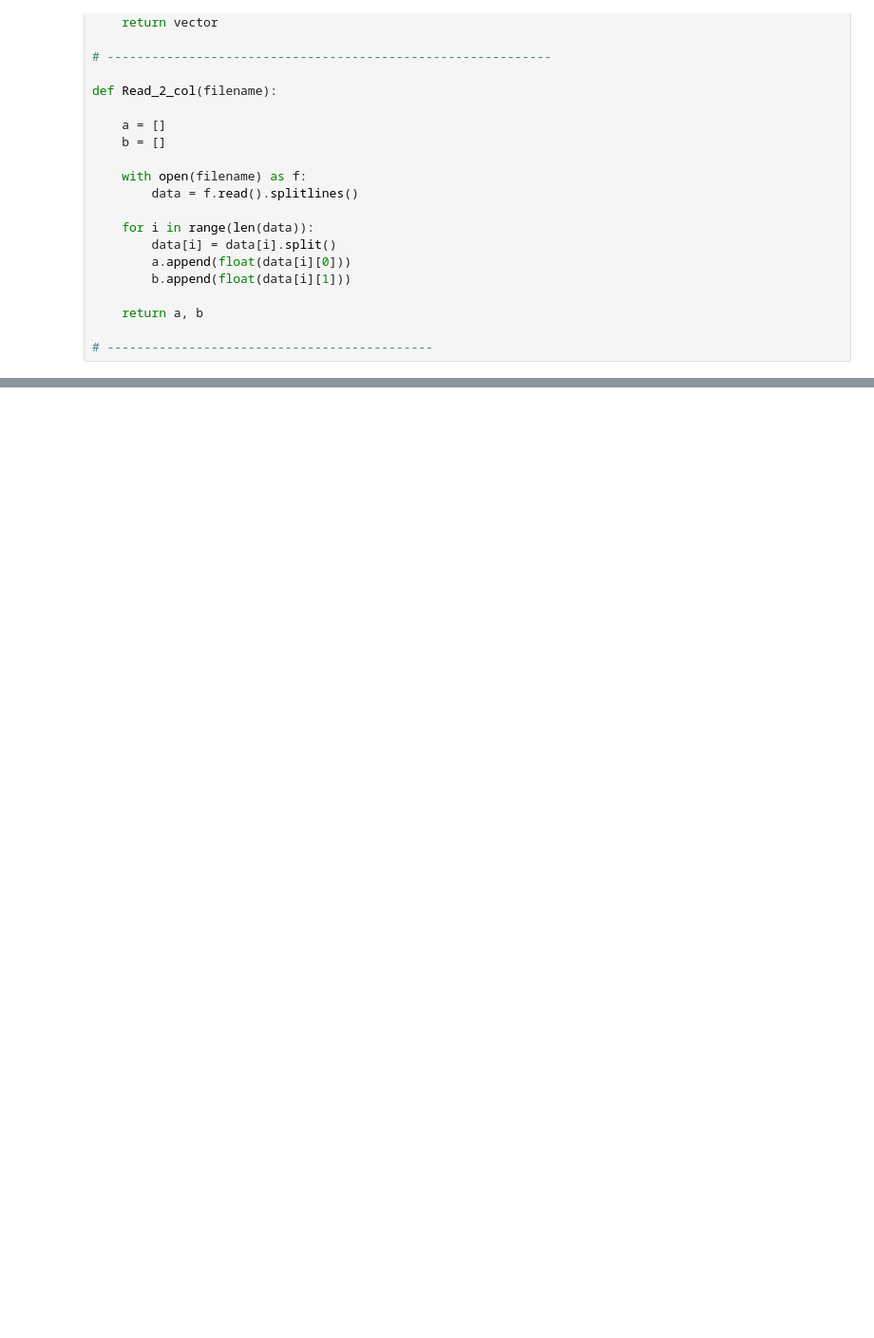
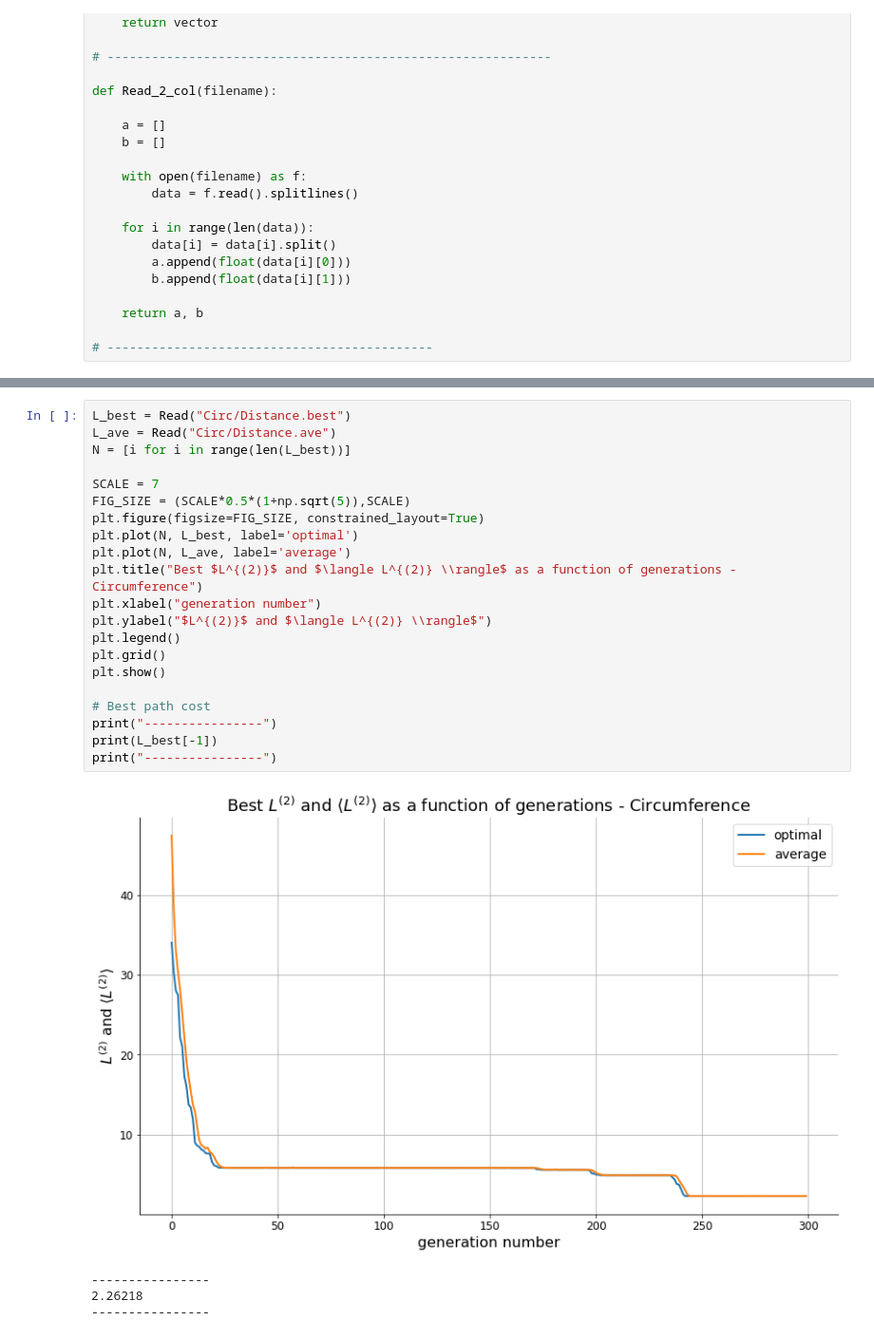
Before and after one commit to simonecodispoti/LSN_Exercises, a Jupyter notebook: excercise_09/Exercise9.ipynb, the cells around one changed output, grey strips where cells are left out. Shown at 95% size. Saved outputs shown, nothing was run; the diff lists cells and outputs as text; blank space fills up the shorter version.

```diff
--- a/excercise_09/Exercise9.ipynb
+++ b/excercise_09/Exercise9.ipynb
@@ -53,0 +90,26 @@ plt.plot(x,y)
+# %%
+L_best = Read("Circ/Distance.best")
+L_ave = Read("Circ/Distance.ave")
+N = [i for i in range(len(L_best))]
+
+SCALE = 7
+FIG_SIZE = (SCALE*0.5*(1+np.sqrt(5)),SCALE)
+plt.figure(figsize=FIG_SIZE, constrained_layout=True)
+plt.plot(N, L_best, label='optimal')
+plt.plot(N, L_ave, label='average')
+plt.title("Best $L^{(2)}$ and $\langle L^{(2)} \\rangle$ as a function of generations - Circumference")
+plt.xlabel("generation number")
+plt.ylabel("$L^{(2)}$ and $\langle L^{(2)} \\rangle$")
+plt.legend()
+plt.grid()
+plt.show()
+
+# Best path cost
+print("----------------")
+print(L_best[-1])
+print("----------------")
+# %% [output]
+[figure, added]
+----------------
+2.26218
+----------------
```
Also changed, not shown: parts of 12 cells of this notebook, 38 other files.
